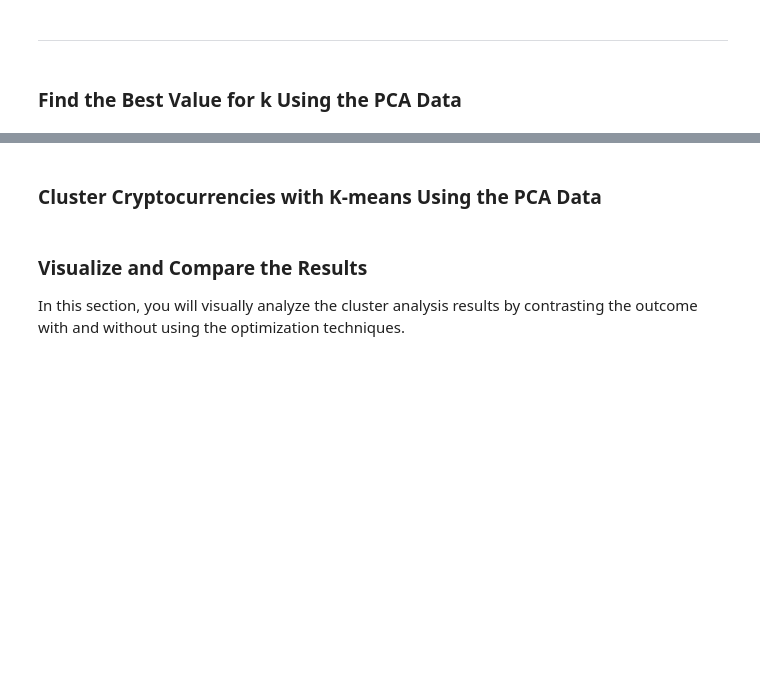
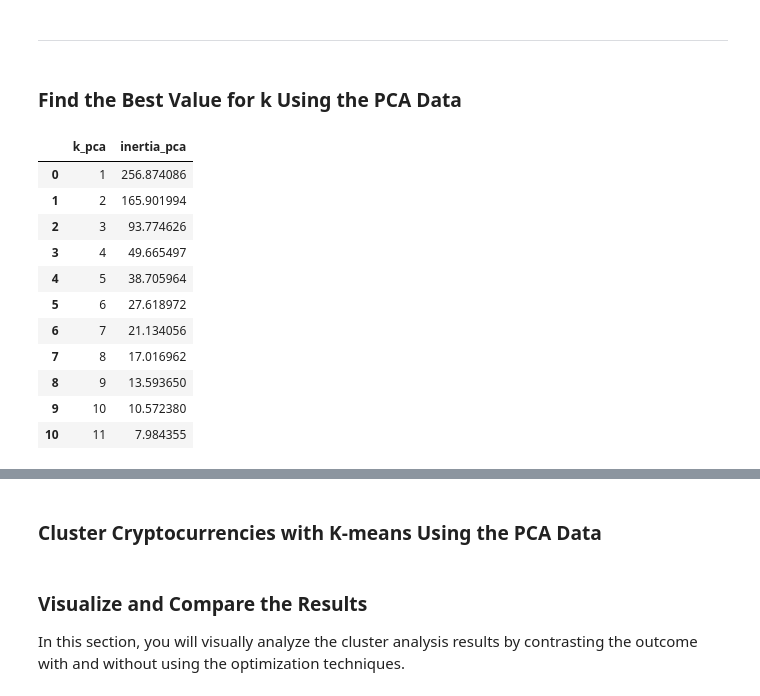
Before and after one commit to DeviBalao/CryptoClustering, a Jupyter notebook: Crypto_Clustering.ipynb, the cells around one changed output, grey strips where cells are left out. Saved outputs shown, nothing was run; the diff lists cells and outputs as text; code cells hidden in the pictures; blank space fills up the shorter version.

Commit message:
Adding code for finding best value of k using PCA data.

```diff
--- a/Crypto_Clustering.ipynb
+++ b/Crypto_Clustering.ipynb
@@ -288,19 +288,41 @@ df_market_data_pca.head()
 ### Find the Best Value for k Using the PCA Data
 # %%
 # Create a list with the number of k-values from 1 to 11
+k_pca = list(range(1,12))
 # %%
 # Create an empty list to store the inertia values
-
+inertia_pca = []
 
 # Create a for loop to compute the inertia with each possible value of k
-# Inside the loop:
-# 1. Create a KMeans model using the loop counter for the n_clusters
-# 2. Fit the model to the data using `df_market_data_pca`
-# 3. Append the model.inertia_ to the inertia list
+for i in k_pca:
+    # Inside the loop:
+    # 1. Create a KMeans model using the loop counter for the n_clusters
+    kmodel_pca = KMeans(n_clusters = i, random_state= 5, n_init =15)
+
+    # 2. Fit the model to the data using `df_market_data_pca`
+    kmodel_pca.fit(df_market_data_pca)
+
+    # 3. Append the model.inertia_ to the inertia list
+    inertia_pca.append(kmodel_pca.inertia_)
 # %%
 # Create a dictionary with the data to plot the Elbow curve
-
+elbow_pca_dict = {"k_pca":k_pca, "inertia_pca":inertia_pca}
 # Create a DataFrame with the data to plot the Elbow curve
+df_elbow_pca = pd.DataFrame(elbow_pca_dict)
+df_elbow_pca
+# %% [output]
+|  | k_pca | inertia_pca |
+| 0 | 1 | 256.874086 |
+| 1 | 2 | 165.901994 |
+| 2 | 3 | 93.774626 |
+| 3 | 4 | 49.665497 |
+| 4 | 5 | 38.705964 |
+| 5 | 6 | 27.618972 |
+| 6 | 7 | 21.134056 |
+| 7 | 8 | 17.016962 |
+| 8 | 9 | 13.593650 |
+| 9 | 10 | 10.572380 |
+| 10 | 11 | 7.984355 |
 # %%
 # Plot a line chart with all the inertia values computed with
 # the different values of k to visually identify the optimal value for k.
```
Also changed, not shown: parts of 3 cells of this notebook.
